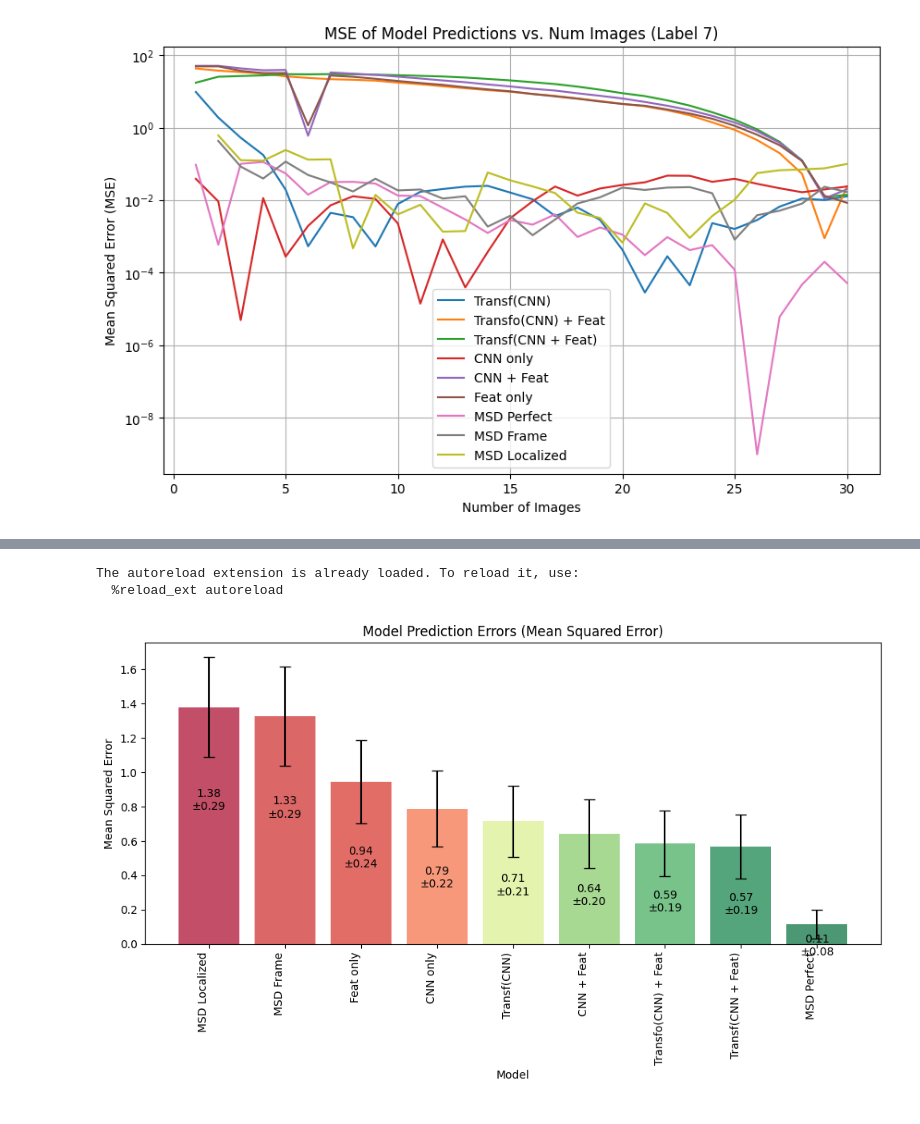
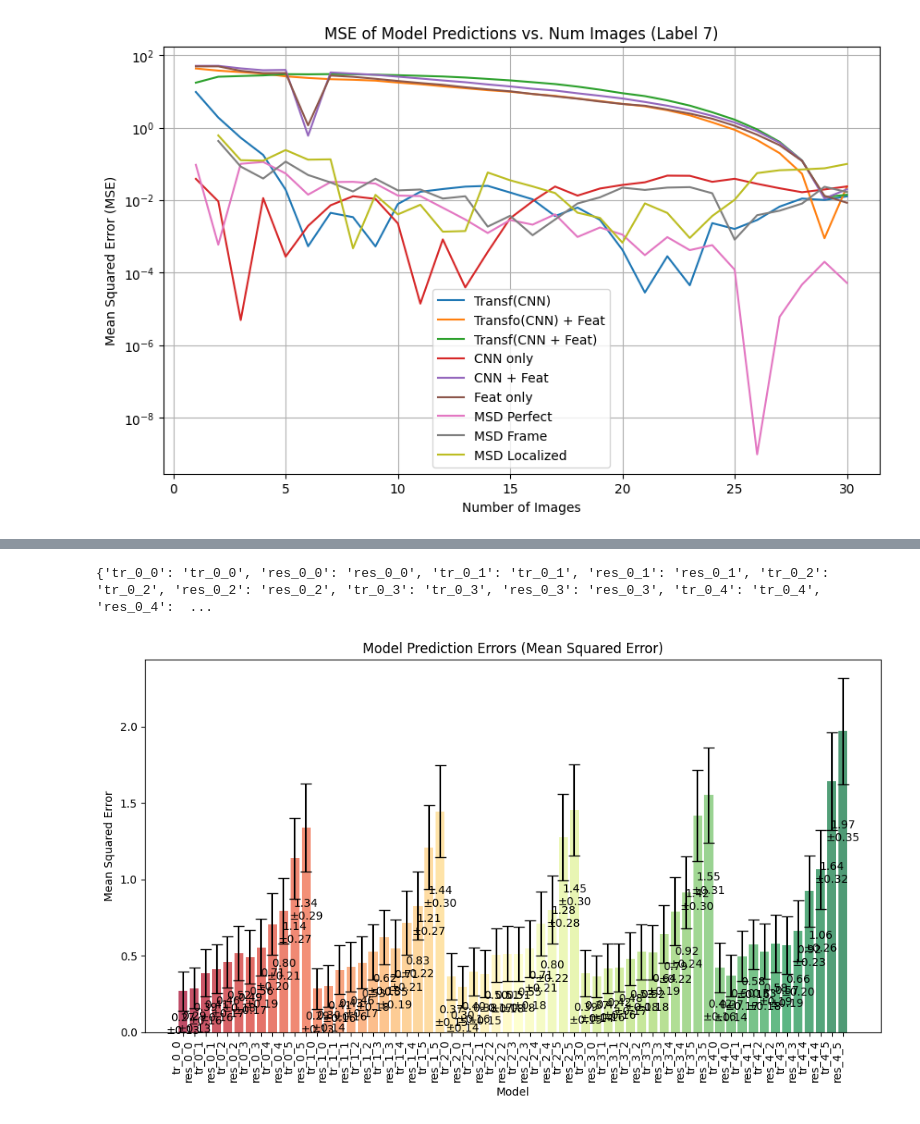
Before and after one commit to Biomedical-Imaging-Group/MolecularDiffusion_MiViT, a Jupyter notebook: train_resultsPSFNoise.ipynb, the cells around one changed output, grey strips where cells are left out. Saved outputs shown, nothing was run; the diff lists cells and outputs as text; code cells hidden in the pictures.

```diff
--- a/train_resultsPSFNoise.ipynb
+++ b/train_resultsPSFNoise.ipynb
@@ -19,7 +19,7 @@ def smooth_array(arr, n):
     return smoothed
 
 # Load training results
-results = torch.load("training_results_ten4.pth",map_location=torch.device('cpu'))
+results = torch.load("training_results_PSFNoise.pth",map_location=torch.device('cpu'))
 
 # Extract data
 validation_losses = results["validation_losses"]
@@ -188,8 +185,8 @@ if __name__ == "__main__":
 # %%
 
-models, optimizers, schedulers = getTrainingModels(addMSDModels=True)
+models, optimizers, schedulers = getTrainingModels()
 
-
+name_map = {n:n for n in list(models.keys())}
 
 # Load model weights
 for name, model in models.items():
@@ -219,14 +218,11 @@ Warning: No saved weights found for MSD_Localized
 # %%
 # Load validation dataset (fixed, does not change across cycles)
-val_videos = load_validation_data(length=nFrames)  # Returns (vid1, vid3, vid5, vid7, vid_in_order)
+val_videos = load_validation_data(length=nFrames)  # Returns (vid1, vid3, vid5, vid7, vid9, vid_in_order)
+
+val_vid_in_order = val_videos[5]
 
 
-
-val_vid_in_order = val_videos[5][0]
-val_feat_in_order = val_videos[5][1]
-val_trajs_in_order = val_videos[5][2]
-
-print(val_vid_in_order.shape, val_feat_in_order.shape, val_trajs_in_order[0].shape, val_trajs_in_order[1].shape)
+print(val_videos[0].shape,val_vid_in_order.shape)
 
 print(val_d_in_order.shape)
 val_labels = torch.tensor([1, 3, 5, 7, 9], dtype=torch.float32)  # Corresponding labels
@@ -562,7 +474,7 @@ def compute_pred(model, val_vid, val_feat, val_trajs):
 
 
 
-def compute_erro_all_d(models, val_vid_in_order, val_feat_in_order, val_trajs,val_d_in_order, selected_models):
+def compute_erro_all_d(models, val_vid_in_order,val_d_in_order, selected_models):
     """
     Plots line graphs of model predictions and bar graph of errors across increasing D values.
 
@@ -578,8 +490,7 @@ def compute_erro_all_d(models, val_vid_in_order, val_feat_in_order, val_trajs,va
 
 
     # Reshape video tensor to (700, 30, 9, 9)
-    val_vid_reshaped = val_vid_in_order.view(-1, nFrames, patch_size, patch_size).to(device)
-    val_feat_reshaped = val_feat_in_order.view(-1, N_features)
+    val_vid_reshaped = val_vid_in_order.view(-1,N_PSF, N_Noise, nFrames, patch_size, patch_size).to(device)
     # Explicitly repeat val_d_in_order 10 times to create a (700,) array
     true_d_repeated = torch.repeat_interleave(val_d_in_order, repeats=10).unsqueeze(1)
 
@@ -593,7 +504,7 @@ def compute_erro_all_d(models, val_vid_in_order, val_feat_in_order, val_trajs,va
 
         with torch.no_grad():
 
-            preds = make_prediction(model, name, val_vid_reshaped, val_feat_reshaped, val_trajs)
+            preds = make_prediction(model, name, val_vid_reshaped)
 
             # Multiply by D_max_normalization because model was trained to predict values between 0 and 1
             preds_np = preds * D_max_normalization
@@ -606,70 +517,36 @@ def compute_erro_all_d(models, val_vid_in_order, val_feat_in_order, val_trajs,va
             true_np = true_d_repeated.cpu().numpy()
 
 
             errors = preds_np - true_np
             # Add epsilon to denominator to avoid division by zero
             epsilon = 1e-8
             #scaled_errors = errors / (true_np + epsilon)
             scaled_errors = errors
             # Step 3: Compute the scaled Mean Squared Error (MSE)
             scaled_mse = np.mean(scaled_errors**2)
             #scaled_mse = np.mean(np.abs(scaled_errors))
 
             # Step 4: Compute the standard deviation of the scaled squared errors
             scaled_std = np.std(scaled_errors)/4
             #scaled_std = np.std(np.abs(scaled_errors))
 
             # Store MSE and standard deviation
             mse_dict[name_map[name]] = scaled_mse
             std_dict[name_map[name]] = scaled_std
 
             # Potentially create prediction plot
             model_preds[name] = preds.mean().item()
     return mse_dict, std_dict
 
 
-import torch
-import matplotlib.pyplot as plt
-from trainSettingsImagesFeatures import *
-from helpersPlot import *
-
-
-%load_ext autoreload
-%reload_ext autoreload
-%autoreload 2
-
-"""
-models2 = models.copy()
-
-models2.update({"im_tr_rot" : models["im_tr"]})
-models2.update({"im_ft_late_tr_rot" : models["im_ft_late_tr"]})
-models2.update({"im_ft_early_tr_rot" : models["im_ft_early_tr"]})
-models2.update({"im_resnet_rot" : models["im_resnet"]})
-models2.update({"im_ft_resnet_rot" : models["im_ft_resnet"]})
-
-
-sel = ["im_tr", "im_tr_rot",  "im_ft_late_tr",  "im_ft_late_tr_rot", "im_ft_early_tr", "im_ft_early_tr_rot", "im_resnet", "im_resnet_rot", "im_ft_resnet", "im_ft_resnet_rot", "ft_mlp", "MSD_Perfect", "MSD_Frame", "MSD_Localized"]
-"""
-
 
 cmap = plt.get_cmap("RdYlGn")
-colors_dict = {
-    msdLocalized : cmap(0.01),
-    msdFrame : cmap(0.08),
-    ft_mlp : cmap(0.1),
-    im_resnet : cmap(0.2),
-    im_tr : cmap(0.6),
-    im_ft_resnet : cmap(0.75),
-    im_ft_late_tr : cmap(0.85),
-    im_ft_early_tr : cmap(0.95),
-    msdPerfect : cmap(0.99),
-                   }
+colors_dict = { name : cmap(i/len(models)) for i,name in enumerate(models.keys())
+}
 sel_models = list(colors_dict.keys())
-
-#mse_dict,std_dict = compute_erro_all_d(models, val_vid_in_order, val_feat_in_order,val_trajs_in_order, val_d_in_order, sel_models)
+#mse_dict,std_dict = compute_erro_all_d(models, val_vid_in_order, val_d_in_order, sel_models)
 plot_error_std(sel_models, mse_dict, std_dict, colors_dict)
 # %% [output]
-The autoreload extension is already loaded. To reload it, use:
-  %reload_ext autoreload
+{'tr_0_0': 'tr_0_0', 'res_0_0': 'res_0_0', 'tr_0_1': 'tr_0_1', 'res_0_1': 'res_0_1', 'tr_0_2': 'tr_0_2', 'res_0_2': 'res_0_2', 'tr_0_3': 'tr_0_3', 'res_0_3': 'res_0_3', 'tr_0_4': 'tr_0_4', 'res_0_4':  ...
-[figure, old version]
+[figure, new version]
 # %%
```
Also changed, not shown: parts of 15 cells of this notebook, 4 other files.
